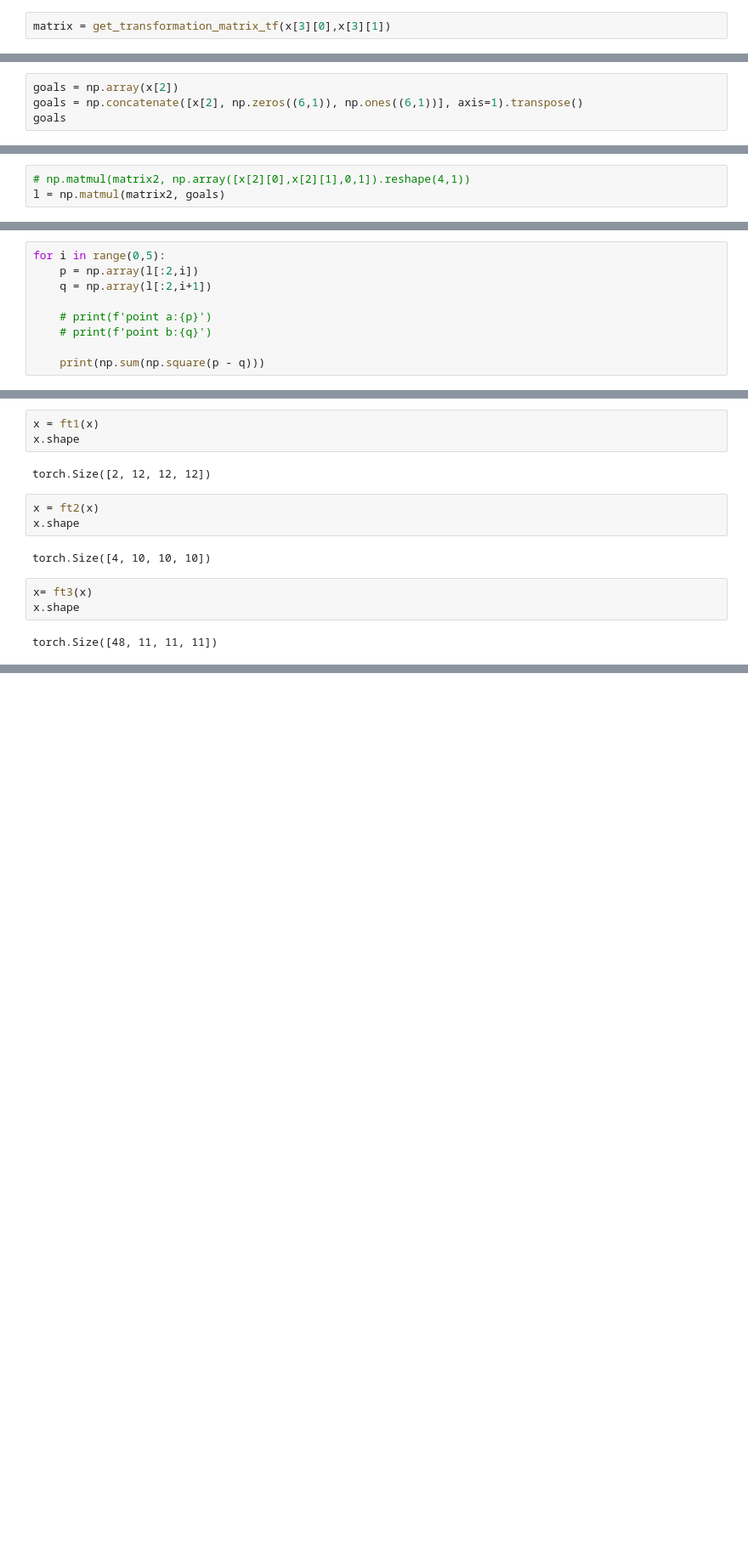
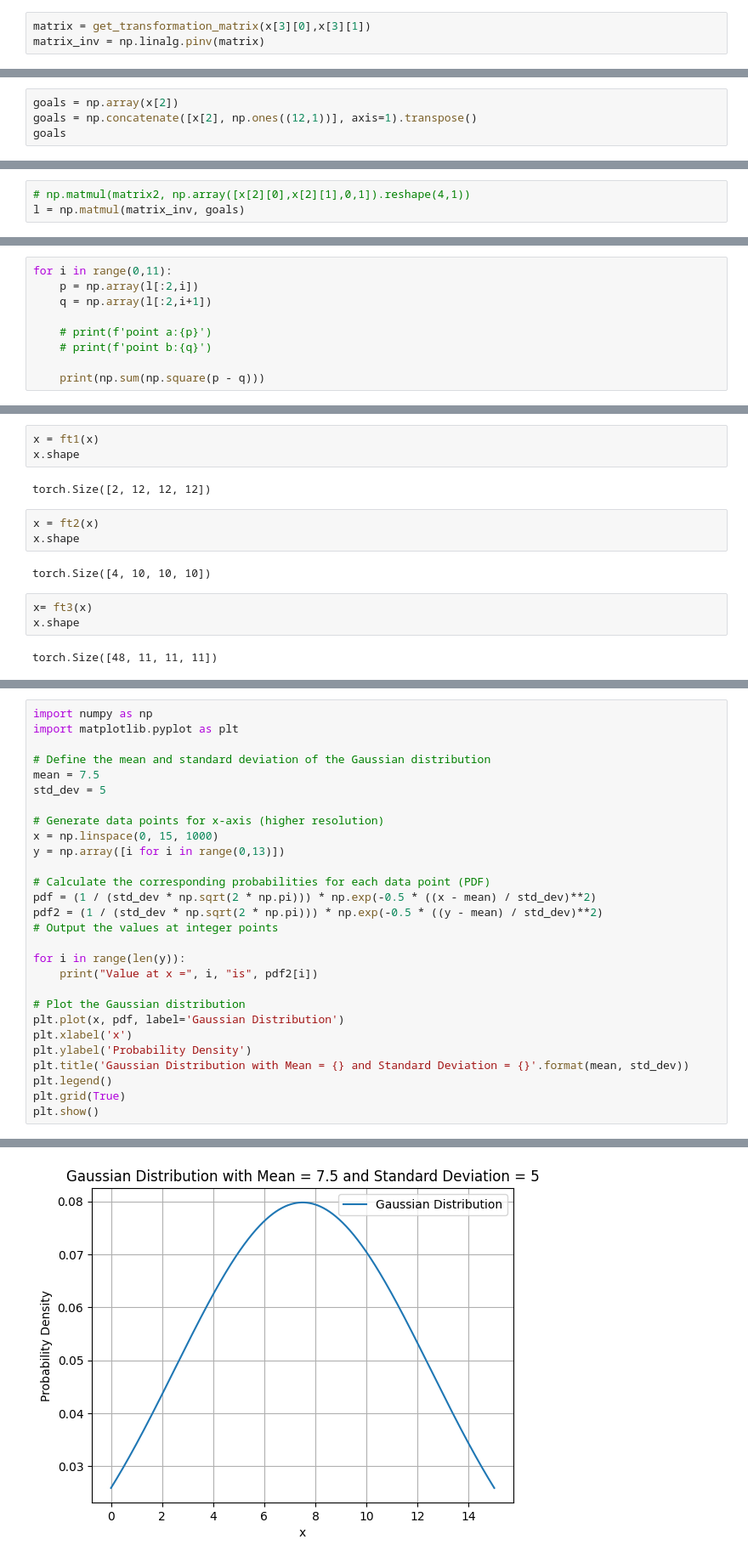
Before and after one commit to RobotiXX/multimodal-fusion-network, a Jupyter notebook: scripts/testing_fixed.ipynb, the cells around one changed output, grey strips where cells are left out. Shown at 85% size. Drawn from its saved outputs; the diff is of its cells as text; blank space fills up the shorter version.

Commit message:
fix: local goal

```diff
--- a/scripts/testing_fixed.ipynb
+++ b/scripts/testing_fixed.ipynb
@@ -410,2 +386,3 @@ x[2]
 # %%
-matrix = get_transformation_matrix_tf(x[3][0],x[3][1])
+matrix = get_transformation_matrix(x[3][0],x[3][1])
+matrix_inv = np.linalg.pinv(matrix)
@@ -452,5 +389,5 @@ x[2]
 # %%
 goals = np.array(x[2])
-goals = np.concatenate([x[2], np.zeros((6,1)), np.ones((6,1))], axis=1).transpose()
+goals = np.concatenate([x[2], np.ones((12,1))], axis=1).transpose()
 goals
 # %% [output]
@@ -465,6 +403,6 @@ array([[-41.20405671, -41.35822333, -41.51426816, -41.66378086,
 # %%
 # np.matmul(matrix2, np.array([x[2][0],x[2][1],0,1]).reshape(4,1))
-l = np.matmul(matrix2, goals)
+l = np.matmul(matrix_inv, goals)
 # %%
 l
 # %% [output]
@@ -477,5 +418,5 @@ array([[-0.41108914, -0.8144809 , -1.24646974, -1.68848993, -2.09983197,
 # %%
-for i in range(0,5):
+for i in range(0,11):
     p = np.array(l[:2,i])
     q = np.array(l[:2,i+1])
 
@@ -736,0 +716,29 @@ torch.Size([48, 11, 11, 11])
+# %%
+import numpy as np
+import matplotlib.pyplot as plt
+
+# Define the mean and standard deviation of the Gaussian distribution
+mean = 7.5
+std_dev = 5
+
+# Generate data points for x-axis (higher resolution)
+x = np.linspace(0, 15, 1000)
+y = np.array([i for i in range(0,13)])
+
+# Calculate the corresponding probabilities for each data point (PDF)
+pdf = (1 / (std_dev * np.sqrt(2 * np.pi))) * np.exp(-0.5 * ((x - mean) / std_dev)**2)
+pdf2 = (1 / (std_dev * np.sqrt(2 * np.pi))) * np.exp(-0.5 * ((y - mean) / std_dev)**2)
+# Output the values at integer points
+
+for i in range(len(y)):
+    print("Value at x =", i, "is", pdf2[i])
+
+# Plot the Gaussian distribution
+plt.plot(x, pdf, label='Gaussian Distribution')
+plt.xlabel('x')
+plt.ylabel('Probability Density')
+plt.title('Gaussian Distribution with Mean = {} and Standard Deviation = {}'.format(mean, std_dev))
+plt.legend()
+plt.grid(True)
+plt.show()
+# %% [output]
@@ -736,0 +758 @@ torch.Size([48, 11, 11, 11])
+[figure, added]
```
Also changed, not shown: parts of 28 cells of this notebook, 8 other files.
